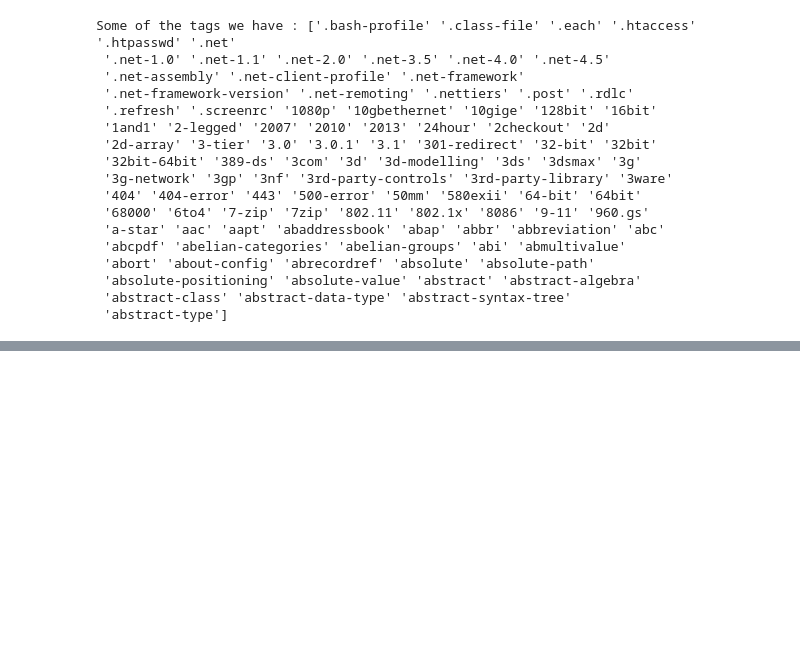
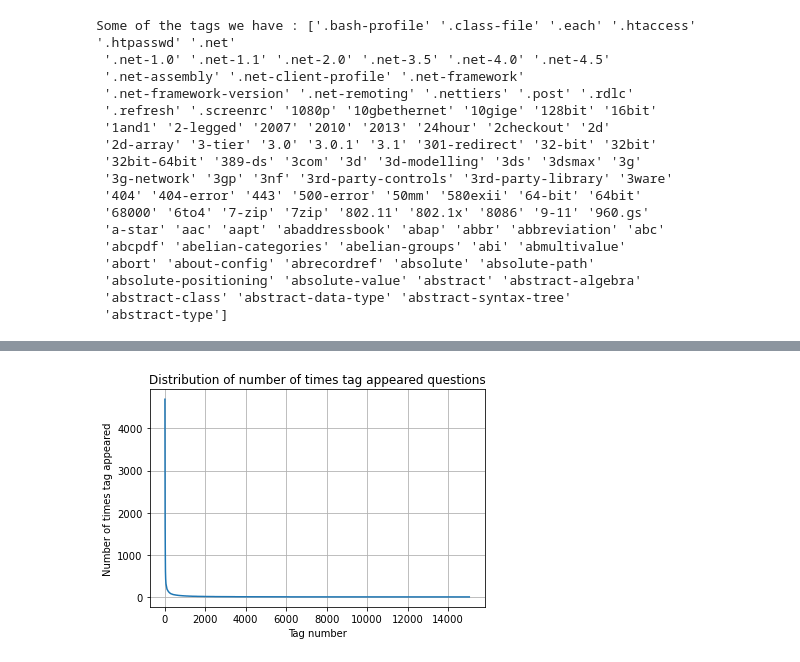
Before and after one commit to ckwojai/tag-ez, a Jupyter notebook: examine_dataset.ipynb, the cells around one changed output, grey strips where cells are left out. Cells and saved outputs as stored; diff of their text form; code cells hidden in the pictures; blank space fills up the shorter version.

```diff
--- a/examine_dataset.ipynb
+++ b/examine_dataset.ipynb
@@ -148,2 +148,14 @@ df_tag.loc[df_tag['Counts'] > 200]
 # %%
 import matplotlib.pyplot as plt
+# %%
+df_tag_sorted = df_tag.sort_values(['Counts'], ascending=False)
+tag_counts = df_tag_sorted['Counts'].values
+# %%
+plt.plot(tag_counts)
+plt.title("Distribution of number of times tag appeared questions")
+plt.grid()
+plt.xlabel("Tag number")
+plt.ylabel("Number of times tag appeared")
+plt.show()
+# %% [output]
+[figure, added]
```
Also changed, not shown: parts of 36 cells of this notebook, 3 other files.
